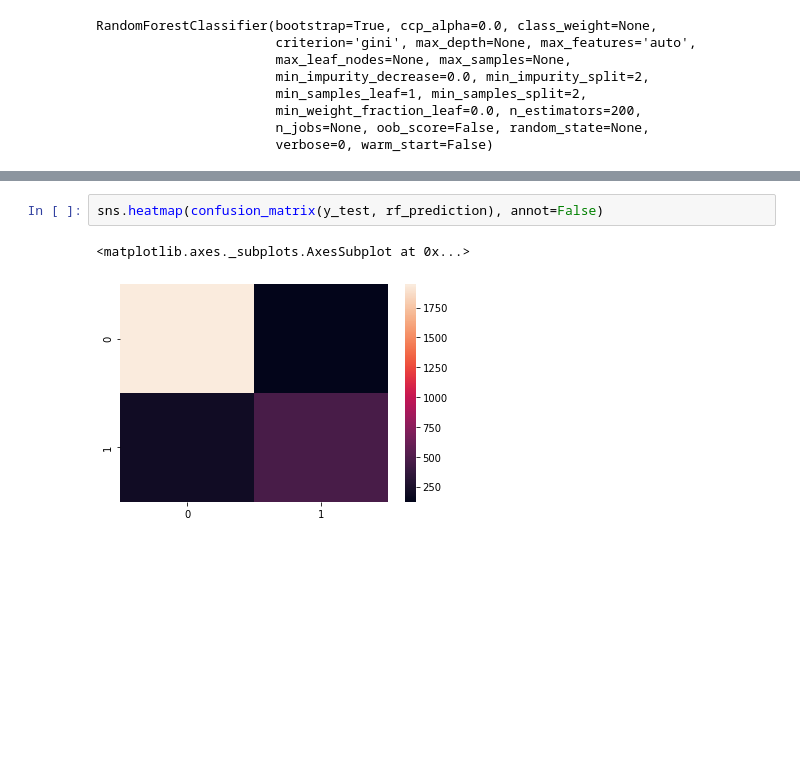
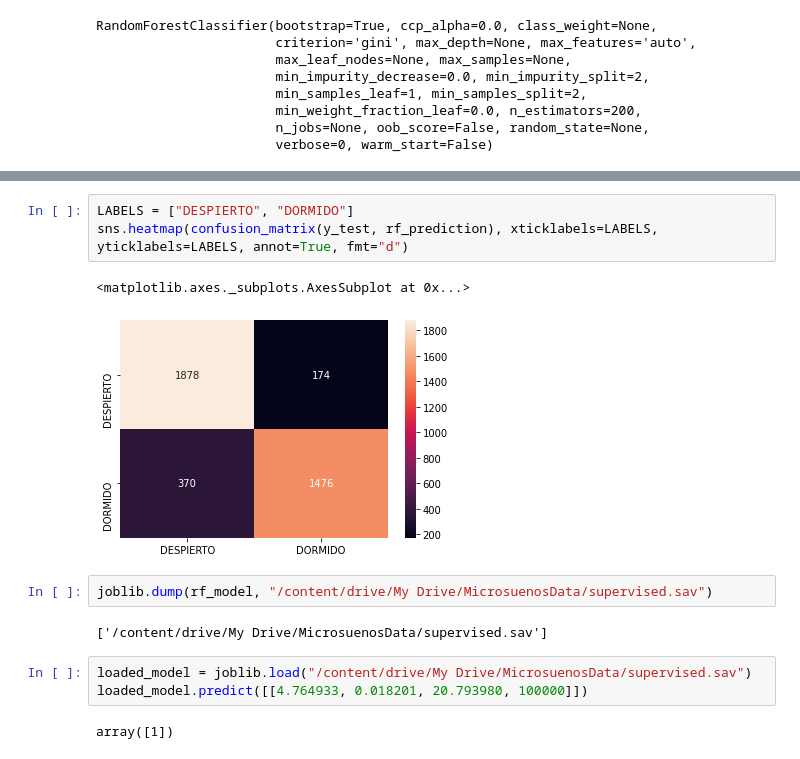
Before and after one commit to Boso123/MLcourseFatiga, a Jupyter notebook: randomforest.ipynb, the cells around one changed output, grey strips where cells are left out. Cells and saved outputs as stored; diff of their text form; blank space fills up the shorter version.

```diff
--- a/randomforest.ipynb
+++ b/randomforest.ipynb
@@ -414,5 +458,15 @@ Confusion_matrix:
-# %%
-sns.heatmap(confusion_matrix(y_test, rf_prediction), annot=False)
-# %% [output]
-<matplotlib.axes._subplots.AxesSubplot at 0x...>
-[figure, removed]
+# %%
+LABELS = ["DESPIERTO", "DORMIDO"]
+sns.heatmap(confusion_matrix(y_test, rf_prediction), xticklabels=LABELS, yticklabels=LABELS, annot=True, fmt="d")
+# %% [output]
+<matplotlib.axes._subplots.AxesSubplot at 0x...>
+[figure, added]
+# %%
+joblib.dump(rf_model, "/content/drive/My Drive/MicrosuenosData/supervised.sav")
+# %% [output]
+['/content/drive/My Drive/MicrosuenosData/supervised.sav']
+# %%
+loaded_model = joblib.load("/content/drive/My Drive/MicrosuenosData/supervised.sav")
+loaded_model.predict([[4.764933, 0.018201, 20.793980, 100000]])
+# %% [output]
+array([1])
```
Also changed, not shown: parts of 18 cells of this notebook.
